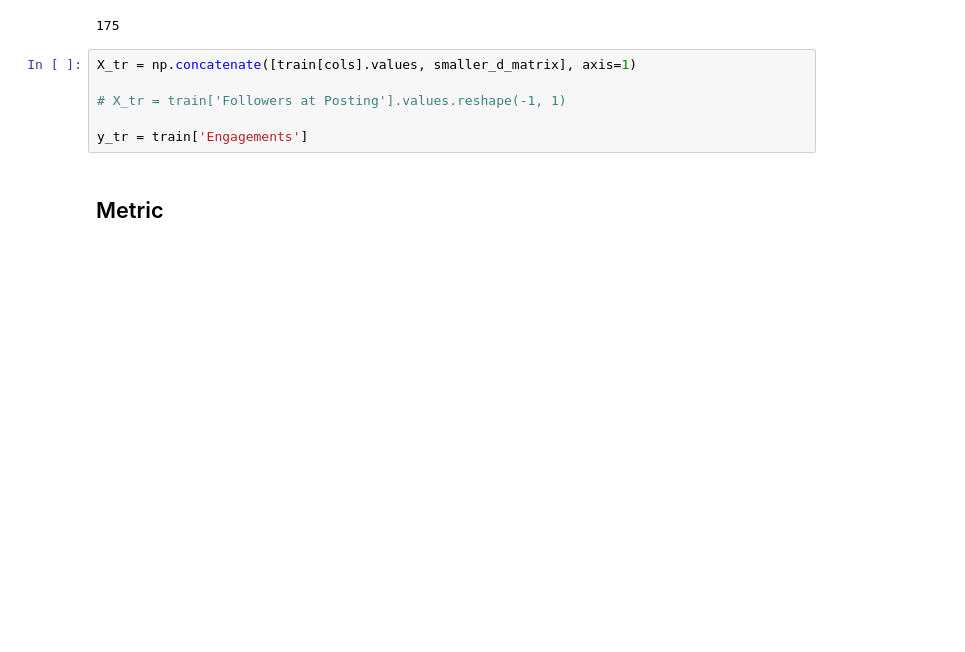
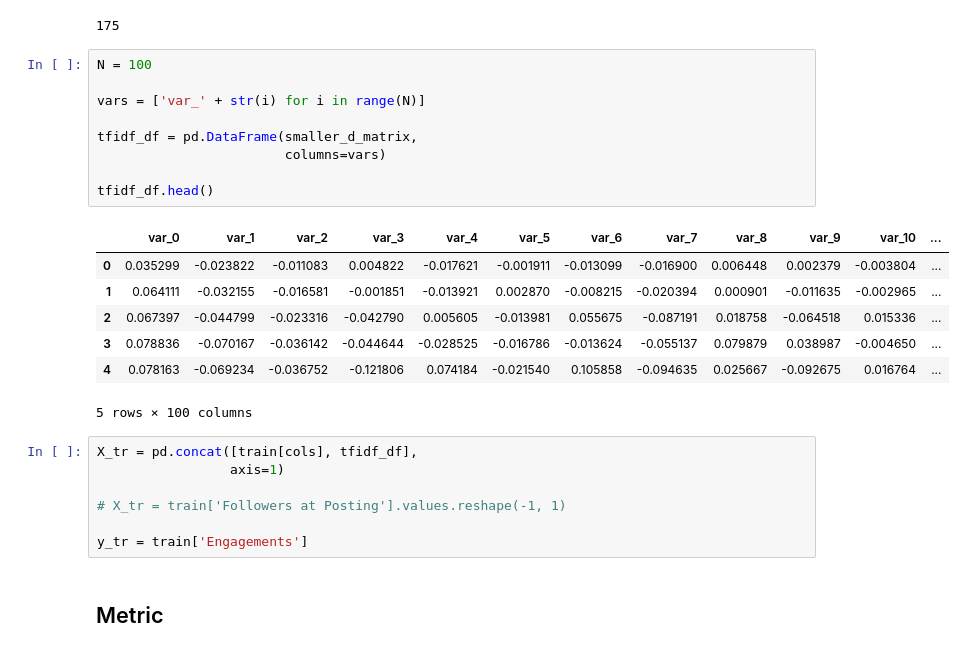
Before and after one commit to wjensheng/nba, a Jupyter notebook: nba_model.ipynb, the cells around one changed output. Saved outputs shown, nothing was run; the diff lists cells and outputs as text; blank space fills up the shorter version.

```diff
--- a/nba_model.ipynb
+++ b/nba_model.ipynb
@@ -159,8 +159,26 @@ len(cols)
 # train[cols].head()
 # %% [output]
 175
+# %%
+N = 100
+
+vars = ['var_' + str(i) for i in range(N)]
+
+tfidf_df = pd.DataFrame(smaller_d_matrix,
+                        columns=vars)
+
+tfidf_df.head()
+# %% [output]
+|  | var_0 | var_1 | var_2 | var_3 | var_4 | var_5 | var_6 | var_7 | var_8 | var_9 | var_10 | ... |
+| 0 | 0.035299 | -0.023822 | -0.011083 | 0.004822 | -0.017621 | -0.001911 | -0.013099 | -0.016900 | 0.006448 | 0.002379 | -0.003804 | ... |
+| 1 | 0.064111 | -0.032155 | -0.016581 | -0.001851 | -0.013921 | 0.002870 | -0.008215 | -0.020394 | 0.000901 | -0.011635 | -0.002965 | ... |
+| 2 | 0.067397 | -0.044799 | -0.023316 | -0.042790 | 0.005605 | -0.013981 | 0.055675 | -0.087191 | 0.018758 | -0.064518 | 0.015336 | ... |
+| 3 | 0.078836 | -0.070167 | -0.036142 | -0.044644 | -0.028525 | -0.016786 | -0.013624 | -0.055137 | 0.079879 | 0.038987 | -0.004650 | ... |
+| 4 | 0.078163 | -0.069234 | -0.036752 | -0.121806 | 0.074184 | -0.021540 | 0.105858 | -0.094635 | 0.025667 | -0.092675 | 0.016764 | ... |
+5 rows × 100 columns
 # %%
-X_tr = np.concatenate([train[cols].values, smaller_d_matrix], axis=1)
+X_tr = pd.concat([train[cols], tfidf_df],
+                 axis=1)
 
 # X_tr = train['Followers at Posting'].values.reshape(-1, 1)
 
```
Also changed, not shown: parts of 5 cells of this notebook.
